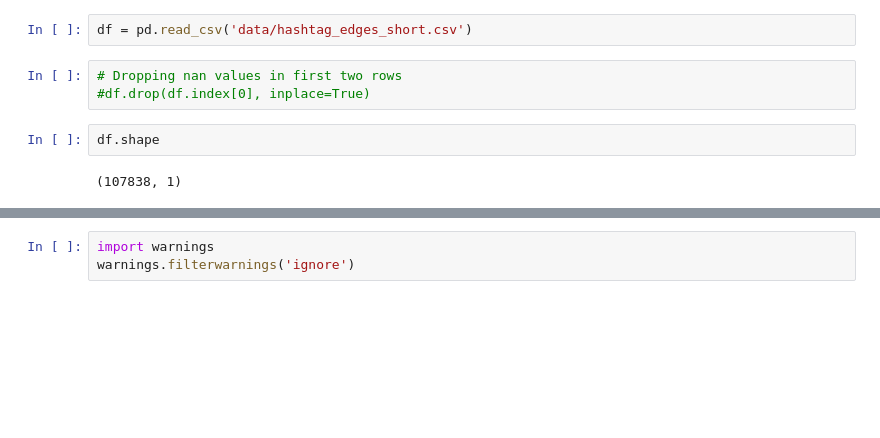
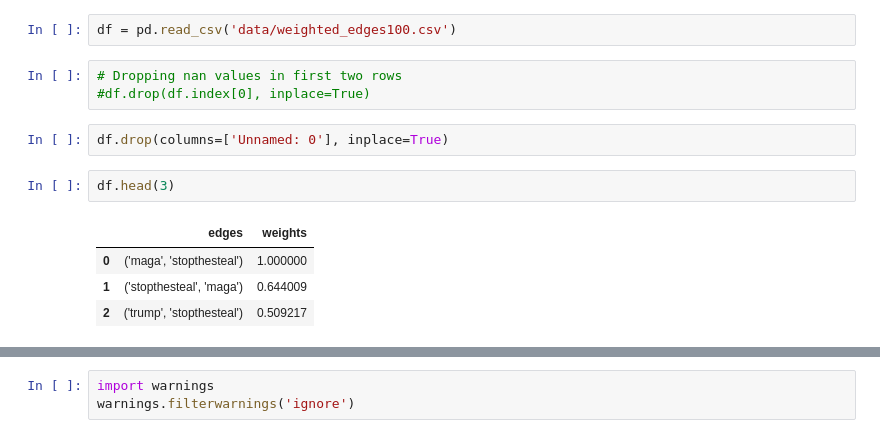
Before and after one commit to henryhoenig/capstone_3, a Jupyter notebook: short_hash_network.ipynb, the cells around one changed output, grey strips where cells are left out. Cells and saved outputs as stored; diff of their text form; blank space fills up the shorter version.

```diff
--- a/short_hash_network.ipynb
+++ b/short_hash_network.ipynb
@@ -10,9 +11,14 @@ from networkx.algorithms import community
 # %%
-df = pd.read_csv('data/hashtag_edges_short.csv')
+df = pd.read_csv('data/weighted_edges100.csv')
 # %%
 # Dropping nan values in first two rows
 #df.drop(df.index[0], inplace=True)
-# %%
-df.shape
-# %% [output]
-(107838, 1)
+# %%
+df.drop(columns=['Unnamed: 0'], inplace=True)
+# %%
+df.head(3)
+# %% [output]
+|  | edges | weights |
+| 0 | ('maga', 'stopthesteal') | 1.000000 |
+| 1 | ('stopthesteal', 'maga') | 0.644009 |
+| 2 | ('trump', 'stopthesteal') | 0.509217 |
```
Also changed, not shown: parts of 18 cells of this notebook, 21 other files.
